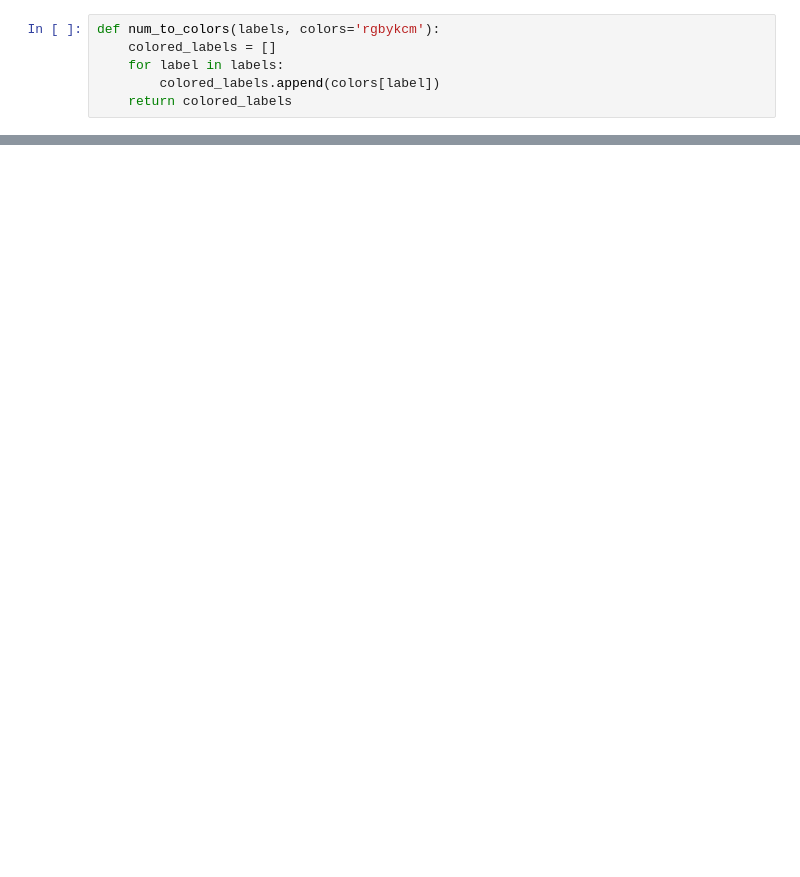
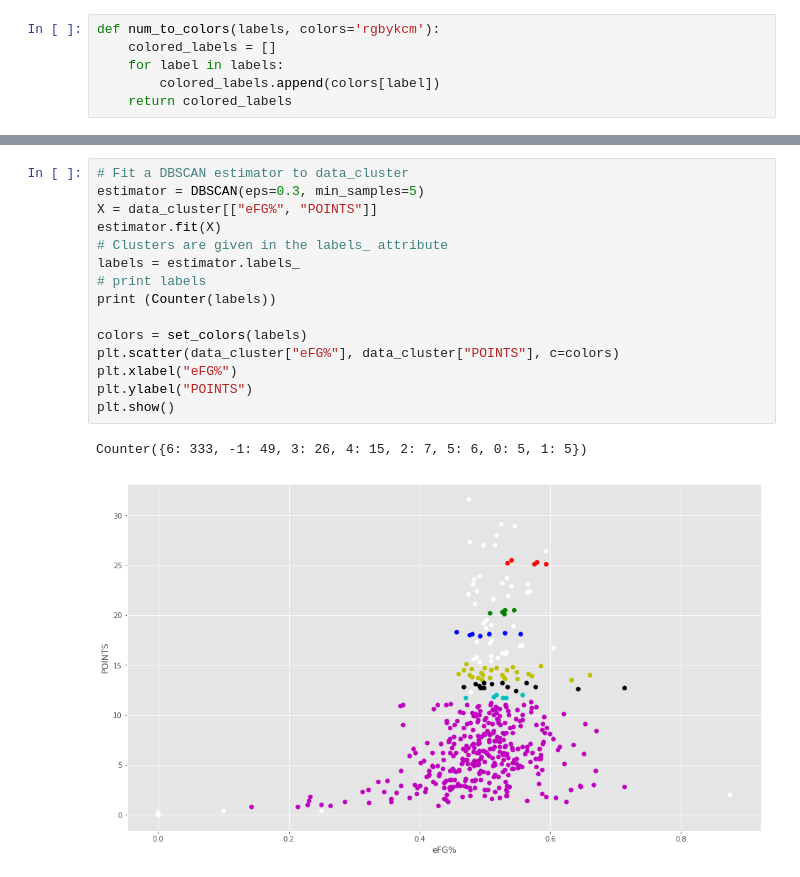
Before and after one commit to ll1195831146/Big-Data-Systems-and-Intelligence-Analytics, a Jupyter notebook: Assignment2/Assignment2.ipynb, the cells around one changed output, grey strips where cells are left out. Drawn from its saved outputs; the diff is of its cells as text; blank space fills up the shorter version.

```diff
--- a/Assignment2/Assignment2.ipynb
+++ b/Assignment2/Assignment2.ipynb
@@ -210,0 +253,18 @@ plt.show()
+# %%
+# Fit a DBSCAN estimator to data_cluster
+estimator = DBSCAN(eps=0.3, min_samples=5)
+X = data_cluster[["eFG%", "POINTS"]]
+estimator.fit(X)
+# Clusters are given in the labels_ attribute
+labels = estimator.labels_
+# print labels
+print (Counter(labels))
+
+colors = set_colors(labels)
+plt.scatter(data_cluster["eFG%"], data_cluster["POINTS"], c=colors)
+plt.xlabel("eFG%")
+plt.ylabel("POINTS")
+plt.show()
+# %% [output]
+Counter({6: 333, -1: 49, 3: 26, 4: 15, 2: 7, 5: 6, 0: 5, 1: 5})
+[figure, added]
```
Also changed, not shown: parts of 17 cells of this notebook, 2 other files.
